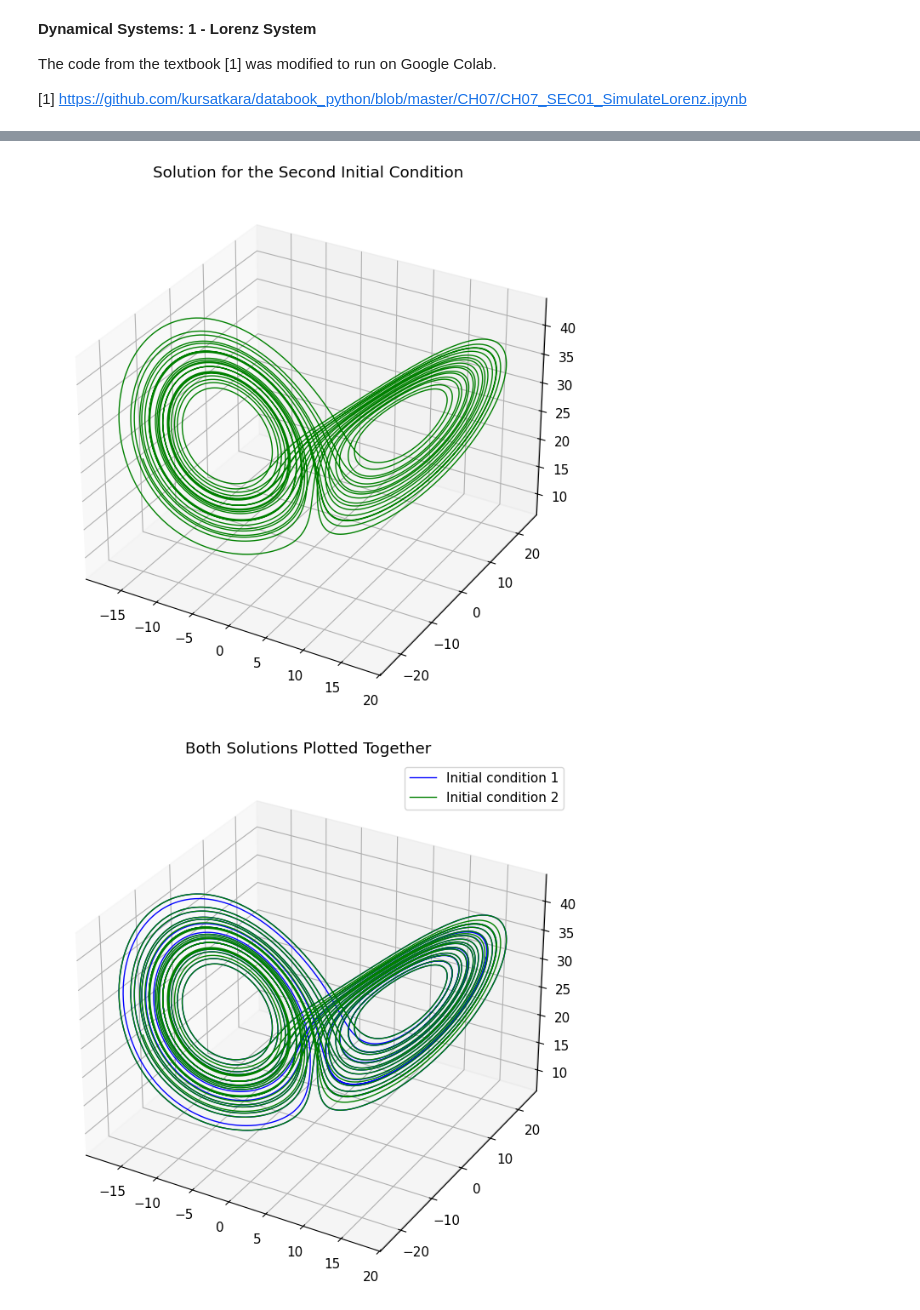
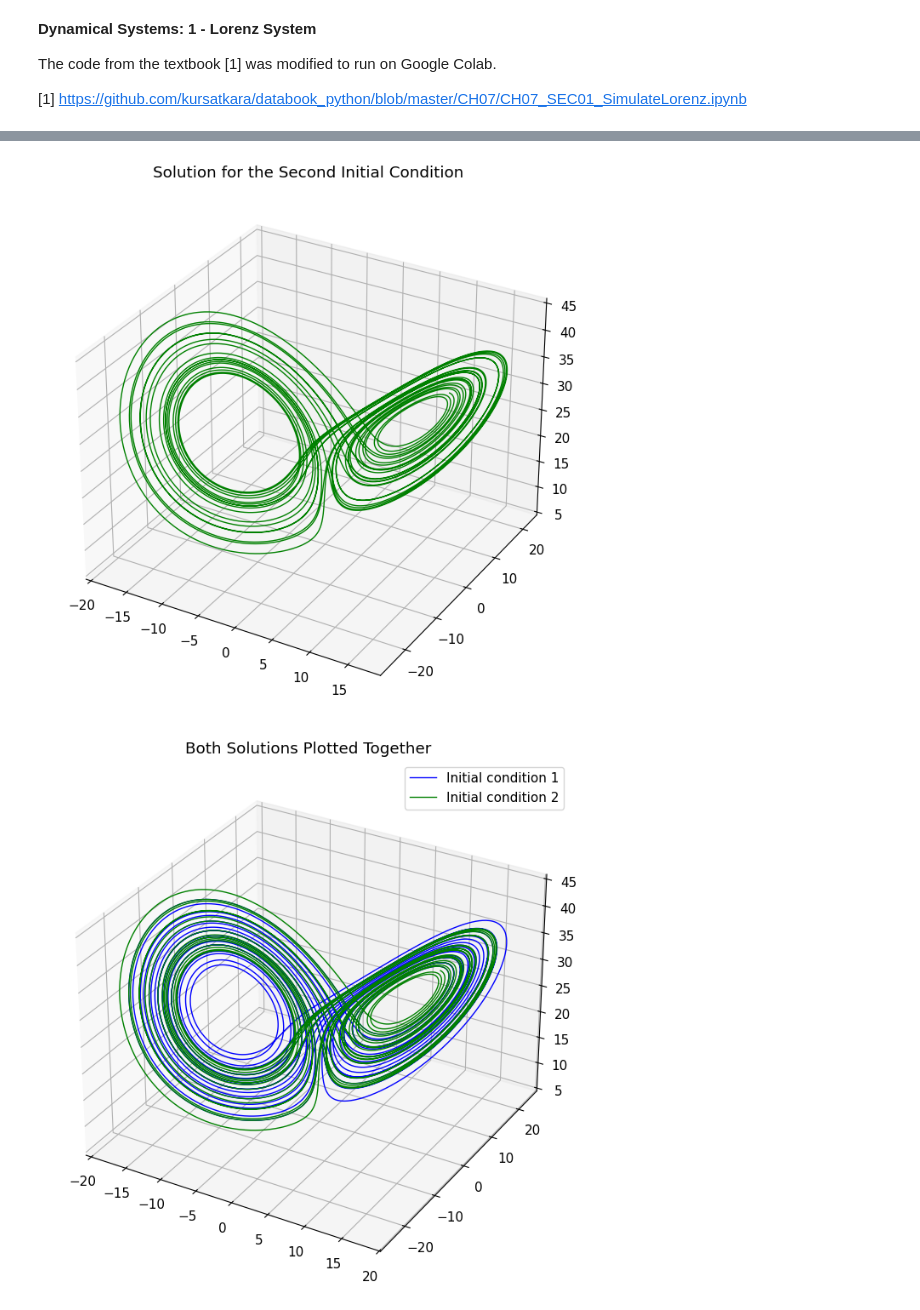
Before and after one commit to stephendyoung/MAE_5020_Spring_2025, a Jupyter notebook: 05_01_Lorenz_System.ipynb, the cells around one changed output, grey strips where cells are left out. Drawn from its saved outputs; the diff is of its cells as text; code cells hidden in the pictures.

```diff
--- a/05_01_Lorenz_System.ipynb
+++ b/05_01_Lorenz_System.ipynb
@@ -31,38 +31,38 @@ def lorenz_deriv(x_y_z, t0, sigma=sigma, beta=beta, rho=rho):
 
 # Initial conditions
 x0 = np.array([0, 1, 20])
-x1 = x0 + np.array([1e-10, 0, 0])  # Very close initial condition
+x1 = x0 + np.array([1e-6, 1e-6, 1e-6])  # Very close initial condition
 
 x_t0 = integrate.odeint(lorenz_deriv, x0, t,rtol=10**(-12),atol=10**(-12)*np.ones_like(x0))
 x_t1 = integrate.odeint(lorenz_deriv, x1, t,rtol=10**(-12),atol=10**(-12)*np.ones_like(x0))
 
 # Extract solutions
 x0, y0, z0 = x_t0.T
 x1, y1, z1 = x_t1.T
 
 # 1. Solution for the first initial condition
 fig = plt.figure()
 ax = fig.add_subplot(111, projection='3d')
 ax.plot(x0, y0, z0, 'b-', linewidth=1)
 ax.set_title("Solution for the First Initial Condition")
 plt.show()
 
 # 2. Solution for the second initial condition
 fig = plt.figure()
 ax = fig.add_subplot(111, projection='3d')
 ax.plot(x1, y1, z1, 'g-', linewidth=1)
 ax.set_title("Solution for the Second Initial Condition")
 plt.show()
 
 # 3. Solutions of both plotted together
 fig = plt.figure()
 ax = fig.add_subplot(111, projection='3d')
 ax.plot(x0, y0, z0, 'b-', linewidth=1, label='Initial condition 1')
 ax.plot(x1, y1, z1, 'g-', linewidth=1, label='Initial condition 2')
 ax.set_title("Both Solutions Plotted Together")
 ax.legend()
 plt.show()
 # %% [output]
 [figure]
-[figure, old version]
+[figure, new version]
-[figure, old version]
+[figure, new version]
```
